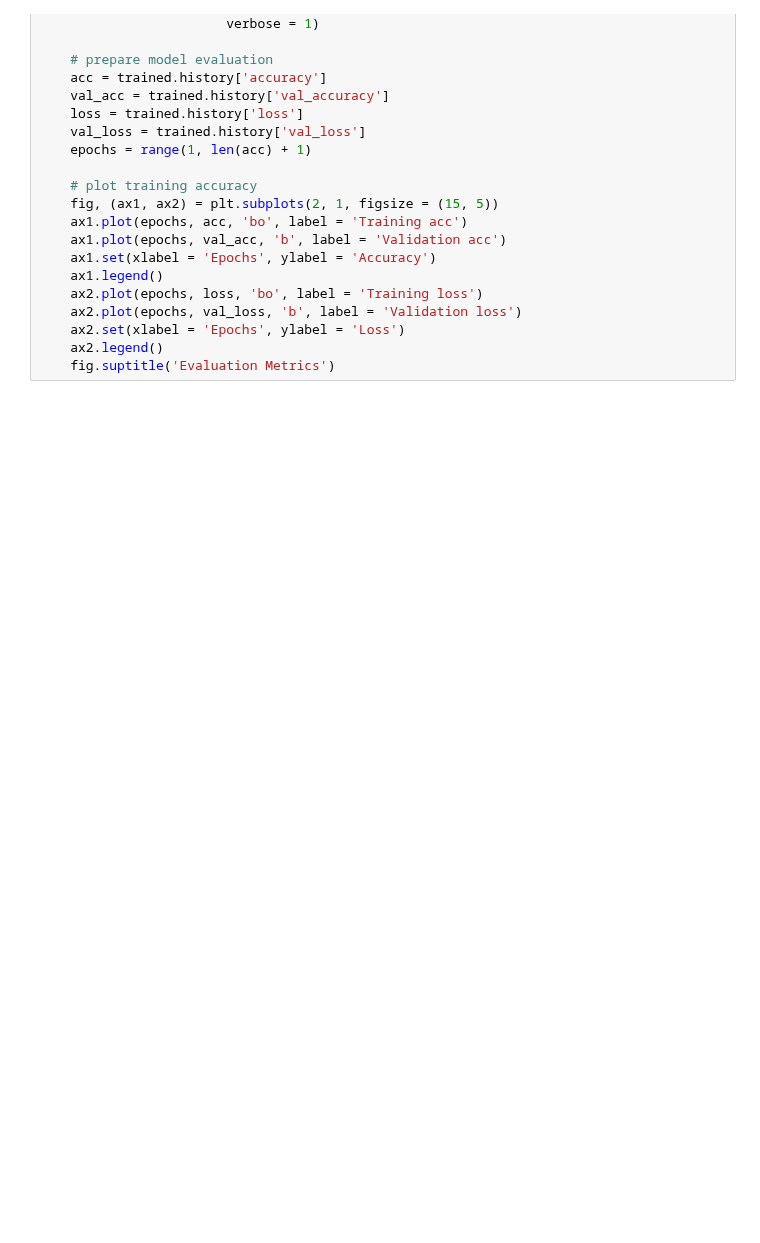
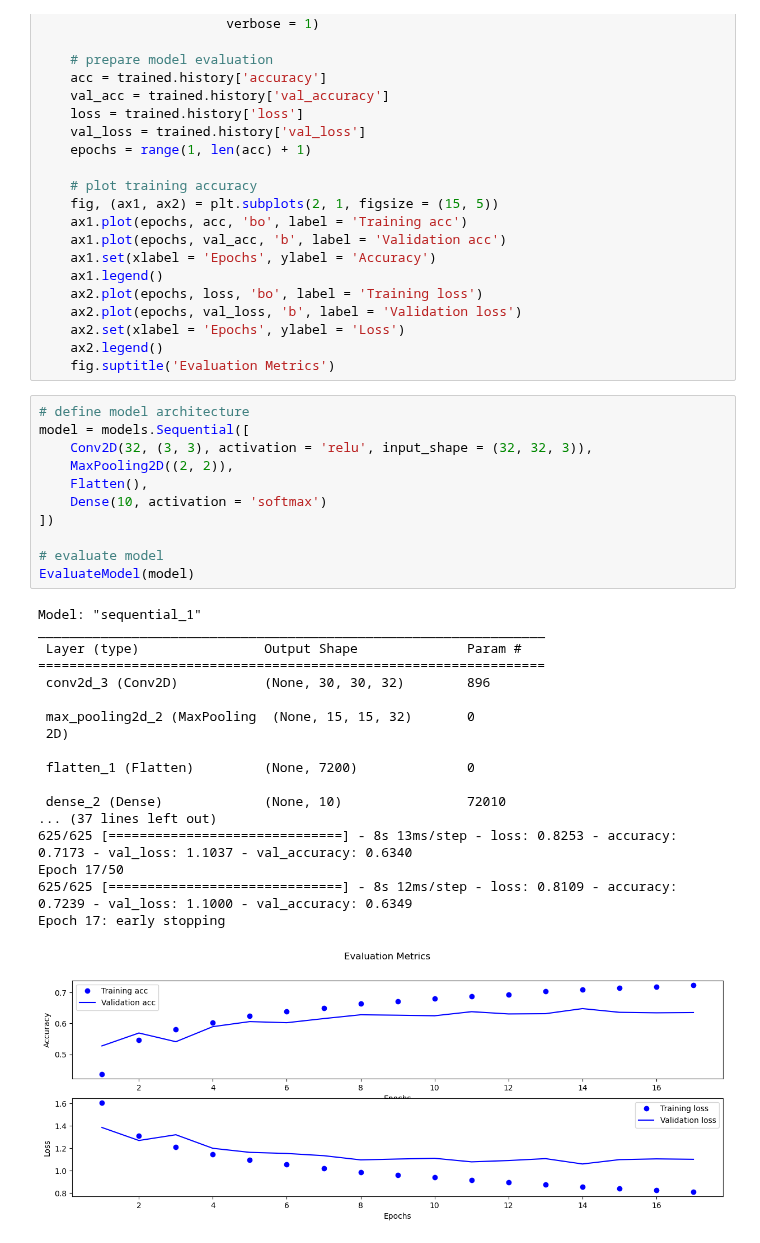
Before and after one commit to akiehl2000/STAA578_Homework, a Jupyter notebook: Homework 3/homework3.ipynb, the cells around one changed output. Saved outputs shown, nothing was run; the diff lists cells and outputs as text; blank space fills up the shorter version.

Commit message:
Extremely simple first model

```diff
--- a/Homework 3/homework3.ipynb
+++ b/Homework 3/homework3.ipynb
@@ -94,3 +94,33 @@ def EvaluateModel(model):
     ax2.set(xlabel = 'Epochs', ylabel = 'Loss')
     ax2.legend()
     fig.suptitle('Evaluation Metrics')
+# %%
+# define model architecture
+model = models.Sequential([
+    Conv2D(32, (3, 3), activation = 'relu', input_shape = (32, 32, 3)),
+    MaxPooling2D((2, 2)),
+    Flatten(),
+    Dense(10, activation = 'softmax')
+])
+
+# evaluate model
+EvaluateModel(model)
+# %% [output]
+Model: "sequential_1"
+_________________________________________________________________
+ Layer (type)                Output Shape              Param #
+=================================================================
+ conv2d_3 (Conv2D)           (None, 30, 30, 32)        896
+
+ max_pooling2d_2 (MaxPooling  (None, 15, 15, 32)       0
+ 2D)
+
+ flatten_1 (Flatten)         (None, 7200)              0
+
+ dense_2 (Dense)             (None, 10)                72010
+... (37 lines left out)
+625/625 [==============================] - 8s 13ms/step - loss: 0.8253 - accuracy: 0.7173 - val_loss: 1.1037 - val_accuracy: 0.6340
+Epoch 17/50
+625/625 [==============================] - 8s 12ms/step - loss: 0.8109 - accuracy: 0.7239 - val_loss: 1.1000 - val_accuracy: 0.6349
+Epoch 17: early stopping
+[figure, added]
```
